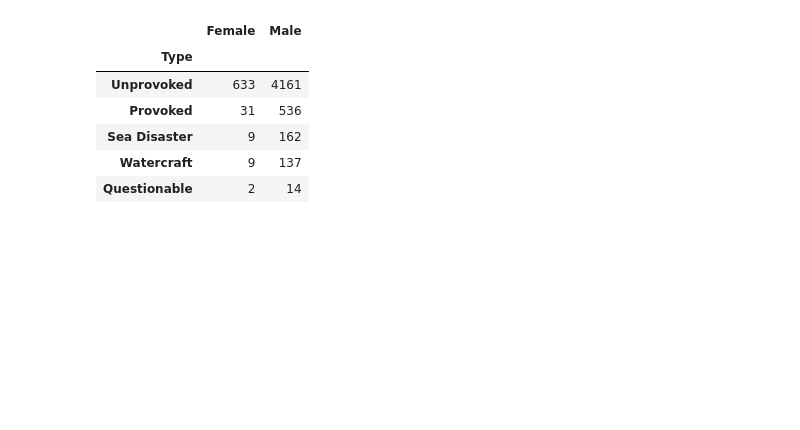
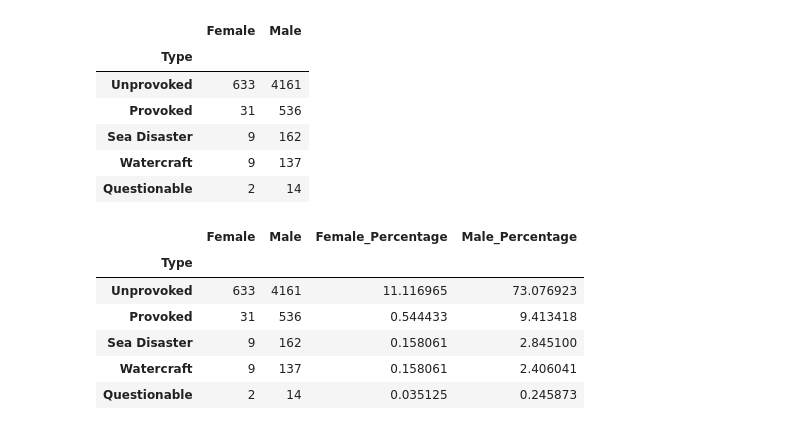
Before and after one commit to Tadespi/Project_1, a Jupyter notebook: Shark attack gender analysis.ipynb, the cells around one changed output. Cells and saved outputs as stored; diff of their text form; code cells hidden in the pictures; blank space fills up the shorter version.

```diff
--- a/Shark attack gender analysis.ipynb
+++ b/Shark attack gender analysis.ipynb
@@ -91,5 +99,19 @@ m_f_type_df
 | Sea Disaster | 9 | 162 |
 | Watercraft | 9 | 137 |
 | Questionable | 2 | 14 |
+# %%
+#Add columns with percentages
+total = (m_f_type_df.Female.sum() + m_f_type_df.Male.sum())
+m_f_type_df_per = m_f_type_df.assign(Female_Percentage =((m_f_type_df['Female']/total)*100))
+m_f_type_df_per = m_f_type_df_per.assign(Male_Percentage =((m_f_type_df['Male']/total)*100))
+m_f_type_df_per
+# %% [output]
+|  | Female | Male | Female_Percentage | Male_Percentage |
+| Type |  |  |  |  |
+| Unprovoked | 633 | 4161 | 11.116965 | 73.076923 |
+| Provoked | 31 | 536 | 0.544433 | 9.413418 |
+| Sea Disaster | 9 | 162 | 0.158061 | 2.845100 |
+| Watercraft | 9 | 137 | 0.158061 | 2.406041 |
+| Questionable | 2 | 14 | 0.035125 | 0.245873 |
 # %%
 #Bar chart for type of attack by sex
```
Also changed, not shown: parts of 7 cells of this notebook.
